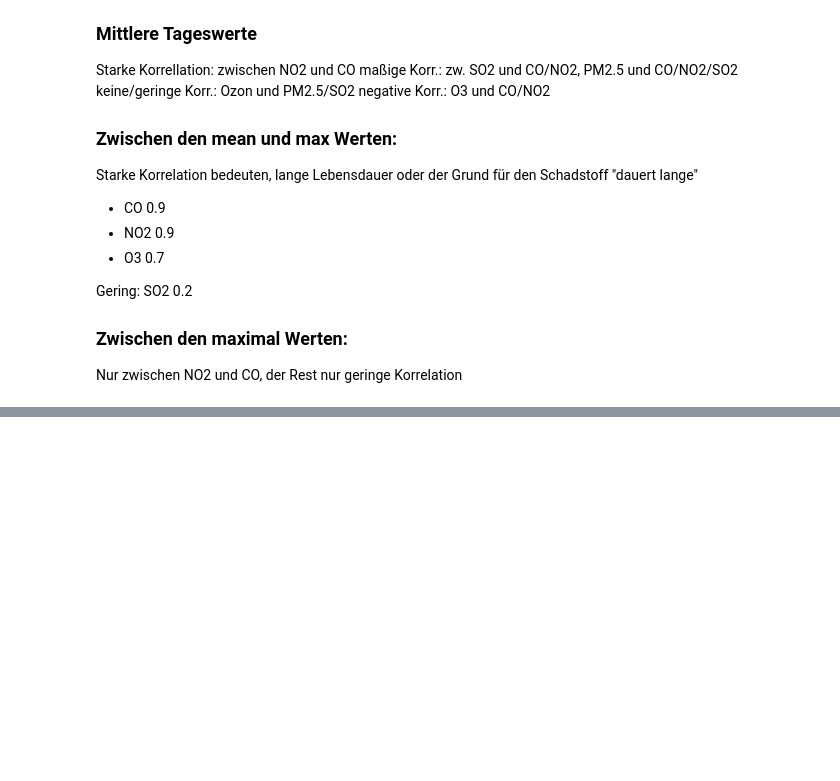
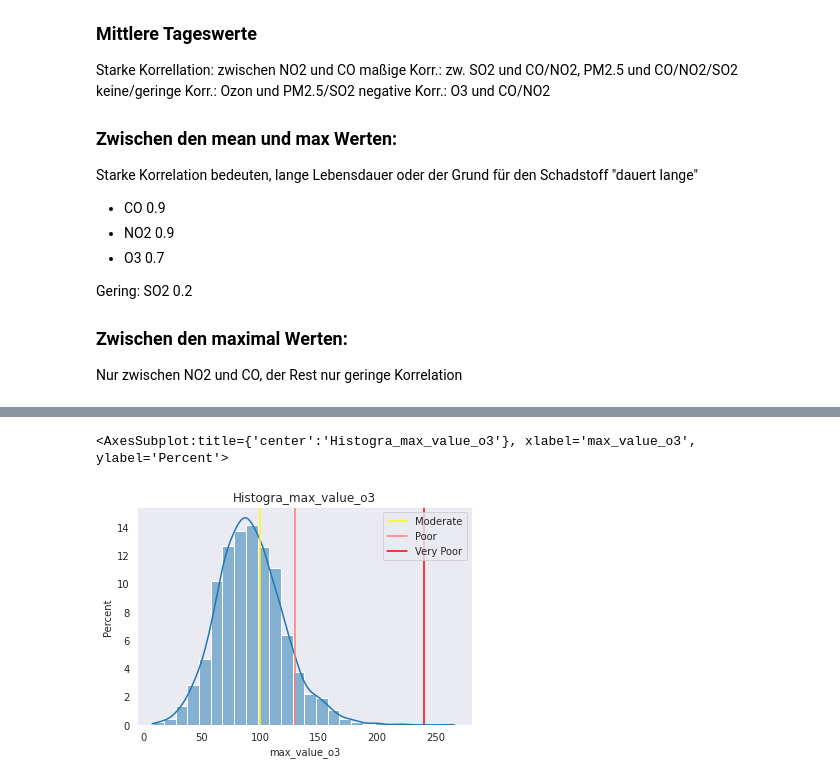
Before and after one commit to fxschmidt/AirPollution, a Jupyter notebook: Eigenes_Projekt/analysis_AirPollution.ipynb, the cells around one changed output, grey strips where cells are left out. Saved outputs shown, nothing was run; the diff lists cells and outputs as text; code cells hidden in the pictures; blank space fills up the shorter version.

```diff
--- a/Eigenes_Projekt/analysis_AirPollution.ipynb
+++ b/Eigenes_Projekt/analysis_AirPollution.ipynb
@@ -122,0 +141,5 @@ array=[795.62785924 642.96193548 510.21941176 427.46909091 365.78475073
+# %%
+pollutant_hist("o3",bins=10,show_aqi="all")
+# %% [output]
+<AxesSubplot:title={'center':'Histogra_max_value_o3'}, xlabel='max_value_o3', ylabel='Percent'>
+[figure, added]
```
Also changed, not shown: parts of 14 cells of this notebook, 5 other files.
